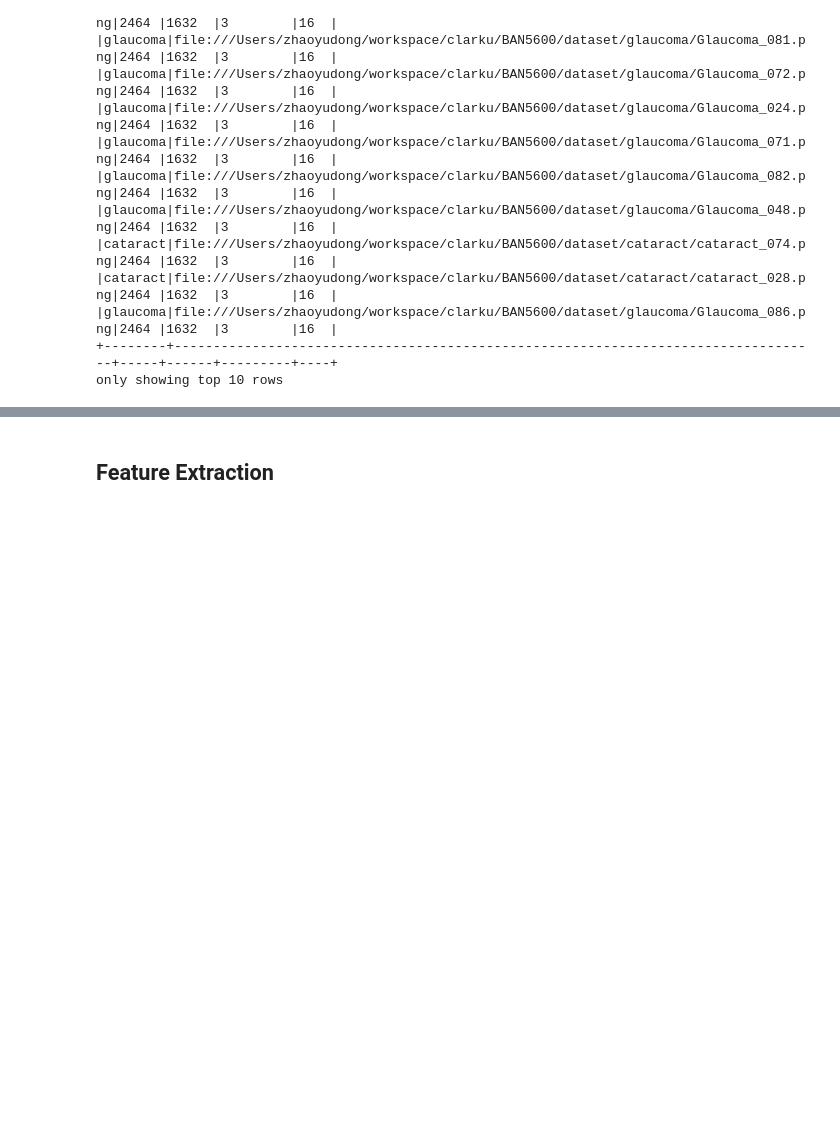
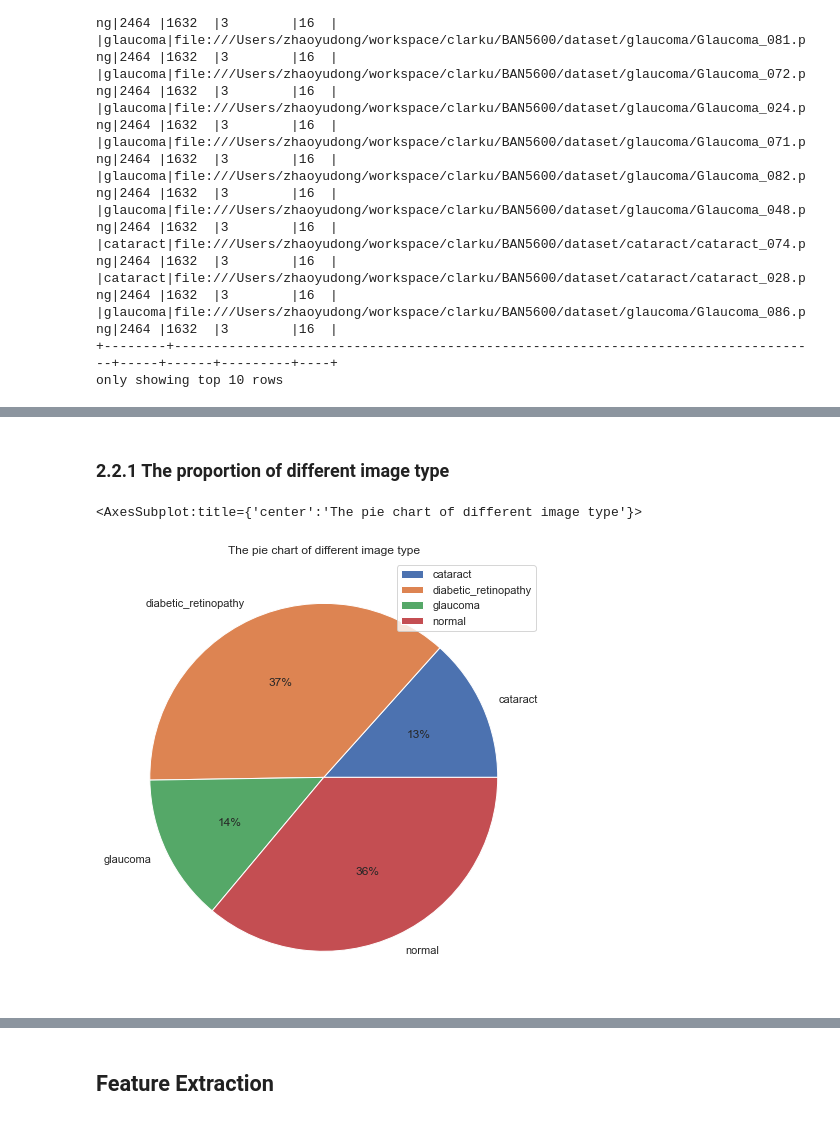
Before and after one commit to zhaoyudong/BAN5600, a Jupyter notebook: eye_diseases_classification.ipynb, the cells around one changed output, grey strips where cells are left out. Saved outputs shown, nothing was run; the diff lists cells and outputs as text; code cells hidden in the pictures; blank space fills up the shorter version.

```diff
--- a/eye_diseases_classification.ipynb
+++ b/eye_diseases_classification.ipynb
@@ -93,6 +91,6 @@ import io
 # %%
 df = spark.read.format('image').option('dropInvalid', True) \
-    .option("recursiveFileLookup","true").load(dataset_location).cache()
+    .option("recursiveFileLookup","true").load(dataset_location)
 # %%
 label = when(col('image.origin').contains('cataract'), 'cataract')\
 .when(col('image.origin').contains('diabetic_retinopathy'), 'diabetic_retinopathy')\
@@ -135,5 +137,7 @@ df.select('type', 'image.origin', 'image.width', 'image.height', 'image.nChannel
 +--------+-----------------------------------------------------------------------------------+-----+------+---------+----+
 only showing top 10 rows
 # %%
-df.select('type', 'image.origin', 'image.width', 'image.height', 'image.nChannels', 'image.mode').summary().show()
+# Summary of categorical and numerical fileds
+summary_df = df.select('type','image.width', 'image.height', 'image.nChannels', 'image.mode').cache()
+summary_df.summary().show()
 # %% [output]
@@ -148,0 +206,3 @@ df.select('type', 'image.origin', 'image.width', 'image.height', 'image.nChannel
+# %%
+# To visualize dataset with seaborn, change pyspark dataframe to pandas dataframe
+pandasdf = summary_df.toPandas()
@@ -148,0 +218,12 @@ df.select('type', 'image.origin', 'image.width', 'image.height', 'image.nChannel
+# %%
+import seaborn as sns
+import matplotlib.pyplot as plt
+sns.set_theme(style="whitegrid")
+# %% [markdown]
+### 2.2.1 The proportion of different image type
+# %%
+pandasdf.groupby(['type']).count().plot.pie(y='width', autopct='%1.0f%%', ylabel='',
+                                            title = 'The pie chart of different image type',figsize=(8, 8))
+# %% [output]
+<AxesSubplot:title={'center':'The pie chart of different image type'}>
+[figure, added]
```
Also changed, not shown: parts of 57 cells of this notebook, 2 other files.
